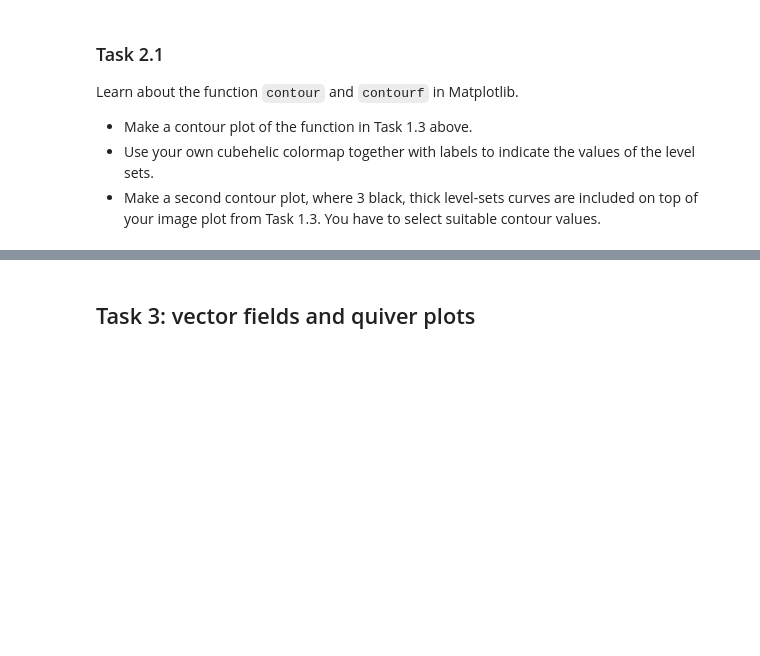
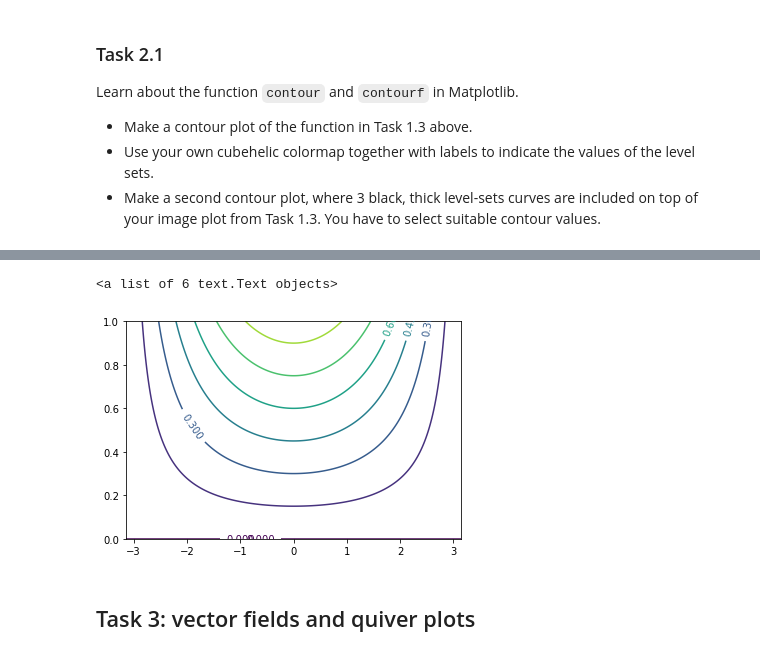
Before and after one commit to elvinafahlgren/Visualization, a Jupyter notebook: worksheet-3.ipynb, the cells around one changed output, grey strips where cells are left out. Drawn from its saved outputs; the diff is of its cells as text; code cells hidden in the pictures; blank space fills up the shorter version.

```diff
--- a/worksheet-3.ipynb
+++ b/worksheet-3.ipynb
@@ -183,3 +212,11 @@ c.axes.clabel(c, fontsize = 10, use_clabeltext = True, colors = 'white')
+# %%
+plt.figure()
+CS = plt.contour(xx, yy, zz)
+manual_locations = [(-1, -1.4), (-0.62, -0.7), (-2, 0.5), (1.7, 1.2), (2.0, 1.4), (2.4, 1.7)]
+plt.clabel(CS, inline=1, fontsize=10, manual=manual_locations)
+# %% [output]
+<a list of 6 text.Text objects>
+[figure, added]
 # %% [markdown]
 ## Task 3: vector fields and quiver plots
 # %% [markdown]
```
Also changed, not shown: parts of 5 cells of this notebook.
